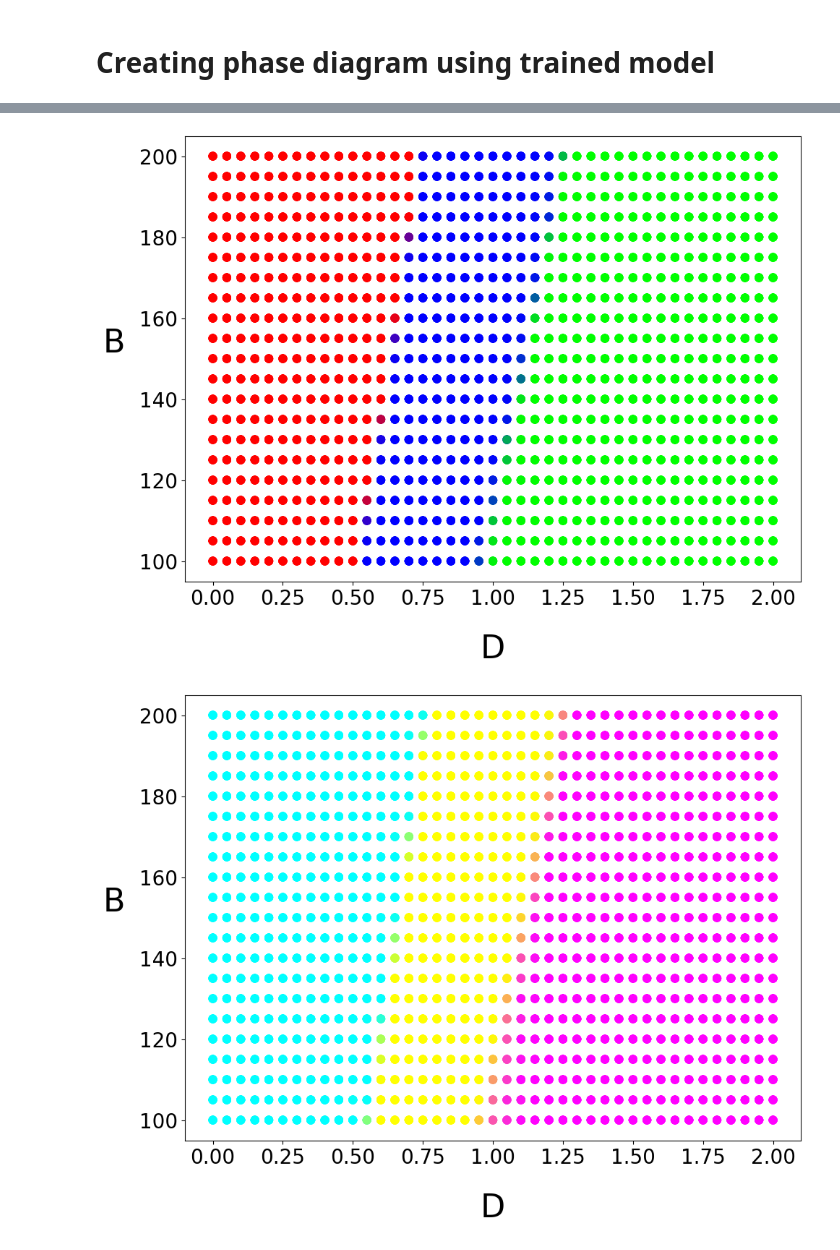
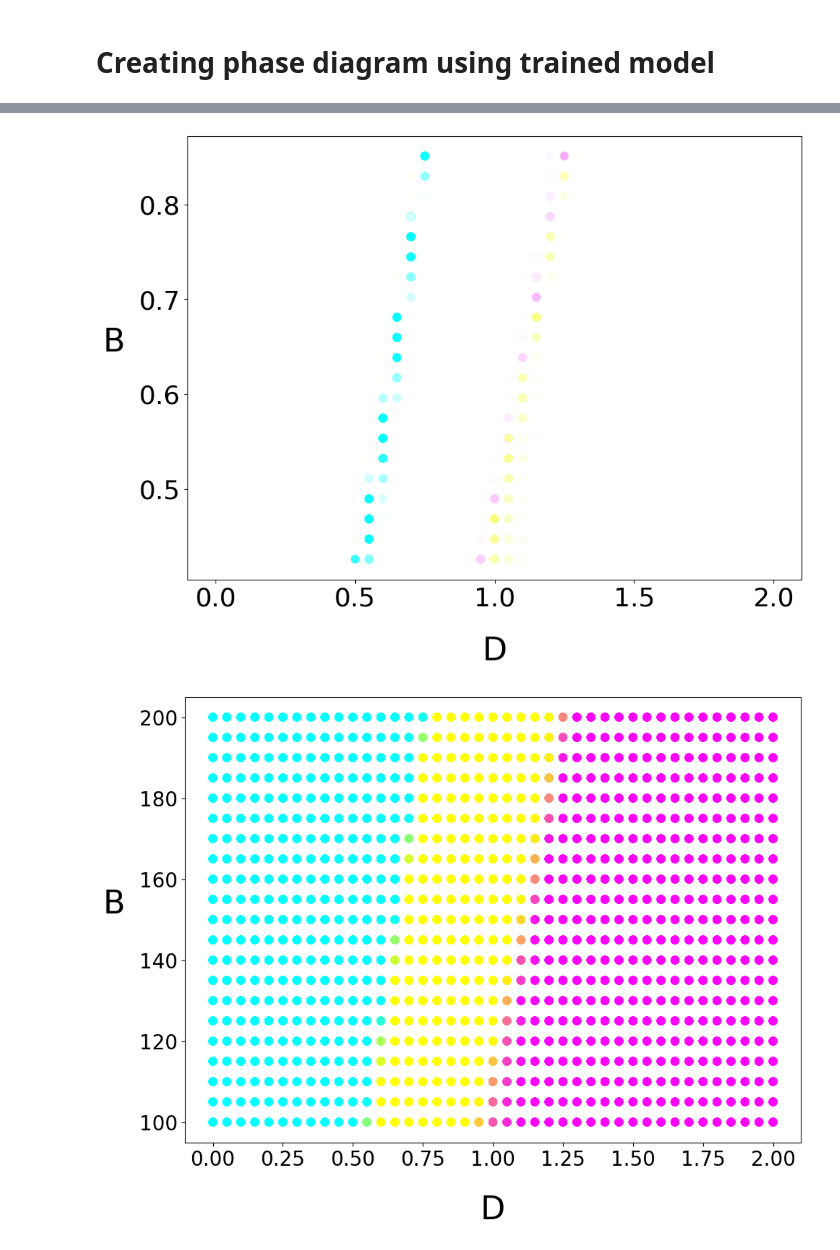
Before and after one commit to rendeka/diploma_thesis, a Jupyter notebook: phase_diagram_reconstruction.ipynb, the cells around one changed output, grey strips where cells are left out. Saved outputs shown, nothing was run; the diff lists cells and outputs as text; code cells hidden in the pictures.

```diff
--- a/phase_diagram_reconstruction.ipynb
+++ b/phase_diagram_reconstruction.ipynb
@@ -34,10 +34,12 @@ def select_subregion(dataset, B_min=100, B_max=200):
 # %%
 dataset = select_subregion(dataset)
 # %%
-model_path = (Path("saved_models") / "final" / "sub" / "ffn_filters" / "ffn-2025-06-16_192206-act=linear,dep=1,ear=True,fil=64,hea=sigmoid,lea=0").with_suffix(".keras")
+# model_path = (Path("saved_models") / "final" / "sub" / "ffn_filters" / "ffn-2025-06-16_192206-act=linear,dep=1,ear=True,fil=64,hea=sigmoid,lea=0").with_suffix(".keras")
 # model_path = Path("saved_models") / "final" / "sub" / "model5_activation" / "model5-2025-06-17_110126-act=gelu,ear=True,fil=32,hea=sigmoid,los=KLD,pad=valid,per=True,pha=N+c+c,see=5.keras" # CNN gelu
 # model_path = Path("saved_models") / "sub" / "best" / "ffn-2025-06-20_195509-act=gelu,dec=plateau,dep=1,dro=0.5,ear=True,fil=64,lab=0.05,lea=0.01,los=focal,pad=valid,per=True,pha=N+c+c,see=5,wei=0.keras"
 # model_path = Path("saved_models") / "final" / "sub" / "aug-god-larger" / "model5-2025-07-12_182000-aug=c,dec=plateau,ear=True,fil=64,lea=0.keras" # cutmix
+# model_path = (Path("saved_models") / "final" / "sub" / "feature_maps" / "model5-2025-06-29_023040-dec=plateau,dep=5,fil=32,los=KLD,pad=same,per=False,pha=N+N+N,see=7").with_suffix(".keras") # depth5
+model_path = (Path("saved_models") / "final" / "sub" / "feature_maps" / "model5-2025-06-29_023040-dec=plateau,dep=5,fil=32,los=KLD,pad=same,per=False,pha=N+N+N,see=7").with_suffix(".keras") # depth5 # tailor
 model = keras.models.load_model(model_path, compile=False)
 # model = keras.models.load_model("saved_models/sub/new_augment/model5-2025-04-07_002238-aug=c,dec=cosine,fag=F,fil=32,hea=sigmoid,los=KLD,pad=valid,per=True,pha=N+c+c.keras", compile=False)
 # %%
@@ -46,7 +48,7 @@ data_tensor = torch.Tensor(dataset["data"])
 
 predictions = model.predict(data_tensor)
 
-prediction_dataset = {
+prediction_dataset2 = {
     "data": predictions,
     "values": dataset["values"]
 }
@@ -61,15 +63,24 @@ SKYRMION.visualize_images(images=unclear_images, labels=unclear_predictions, row
 # %%
 def visualize_prediction_phase_diagram(
             dataset=prediction_dataset,
+            dataset2=None,
             differences=False,
-            save_prefix=None,
-            size_title=28, size_label=24, size_tick = 20):
+            save=None,
+            size_label=32, size_tick = 26):
 
+    values = dataset["values"].copy()
+    values[:, 1] /= 235
     fig, ax = plt.subplots(figsize=(11,8))
 
-    r = dataset["data"][:, 0] # Ferromagnet
-    g = dataset["data"][:, 1] # Skyrmion
-    b = dataset["data"][:, 2] # Spiral
+    if dataset2:
+        b = 1 - np.maximum(0, dataset["data"][:, 0] - dataset2["data"][:, 0]) # Ferromagnet
+        g = 1 - np.maximum(0, dataset["data"][:, 1] - dataset2["data"][:, 1]) # Skyrmion
+        r = 1 - np.maximum(0, dataset["data"][:, 2] - dataset2["data"][:, 2]) # Spiral
+
+    else:
+        r = dataset["data"][:, 0] # Ferromagnet
+        g = dataset["data"][:, 1] # Skyrmion
+        b = dataset["data"][:, 2] # Spiral
 
     colors = np.stack([r, b, g], axis=1)
 
@@ -78,21 +89,22 @@ def visualize_prediction_phase_diagram(
         # max_indices = np.argmax(colors, axis=1)
         # colors[np.arange(colors.shape[0]), max_indices] = 0
 
-    ax.scatter(*dataset["values"].T, c=(colors), marker="o", s=60)
+
+    ax.scatter(*values.T, c=(colors), marker="o", s=60)
 
     ax.set_xlabel("D", size=size_label, labelpad=25)
     ax.set_ylabel("B", size=size_label, labelpad=25, rotation=0)
     ax.tick_params(axis='both', labelsize=size_tick)
 
-    if save_prefix:
-            filename = f"{save_prefix}_phase_diagram.pdf"
+    if save:
+            filename = f"phase_diagram_{save}.pdf"
             plt.savefig(Path("thesis") / "img" / filename, bbox_inches='tight')
 
     plt.show()
-# %%
-visualize_prediction_phase_diagram()
-# %% [output]
-[figure, removed]
+# %%
+visualize_prediction_phase_diagram(dataset2=prediction_dataset2, save=None)
+# %% [output]
+[figure, added]
 # %%
 visualize_prediction_phase_diagram(differences=True)
 # %% [output]
```
Also changed, not shown: parts of 4 cells of this notebook, 43 other files.
